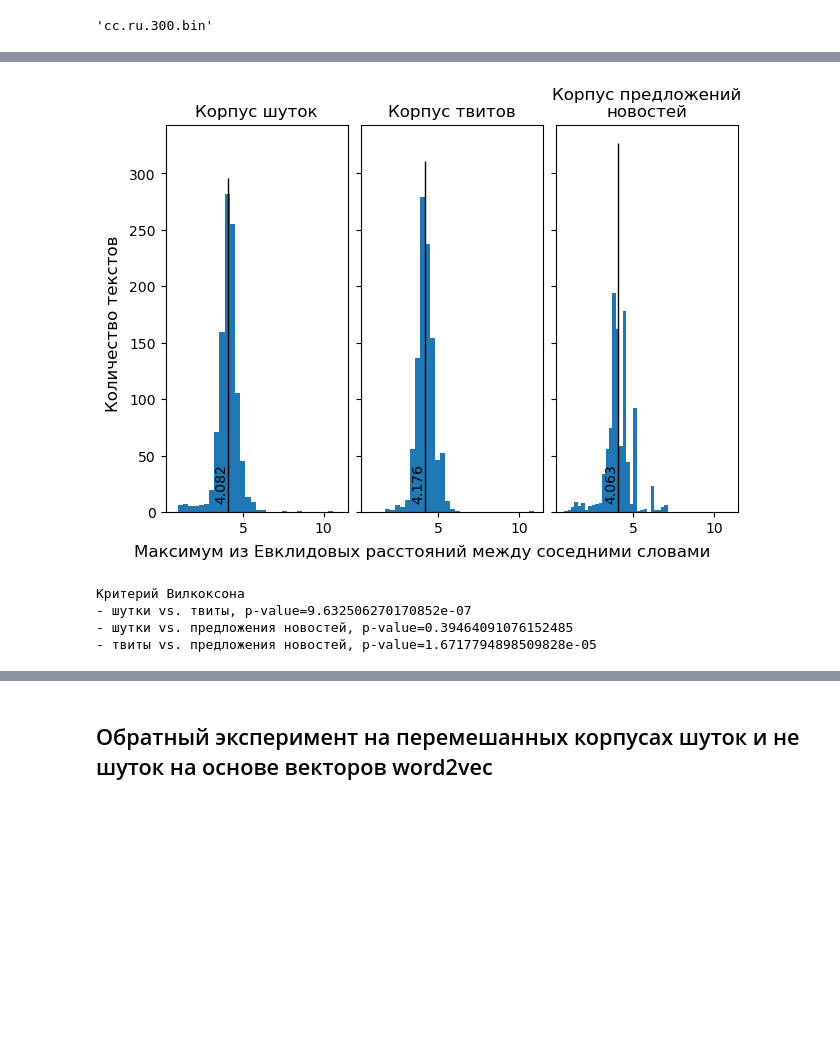
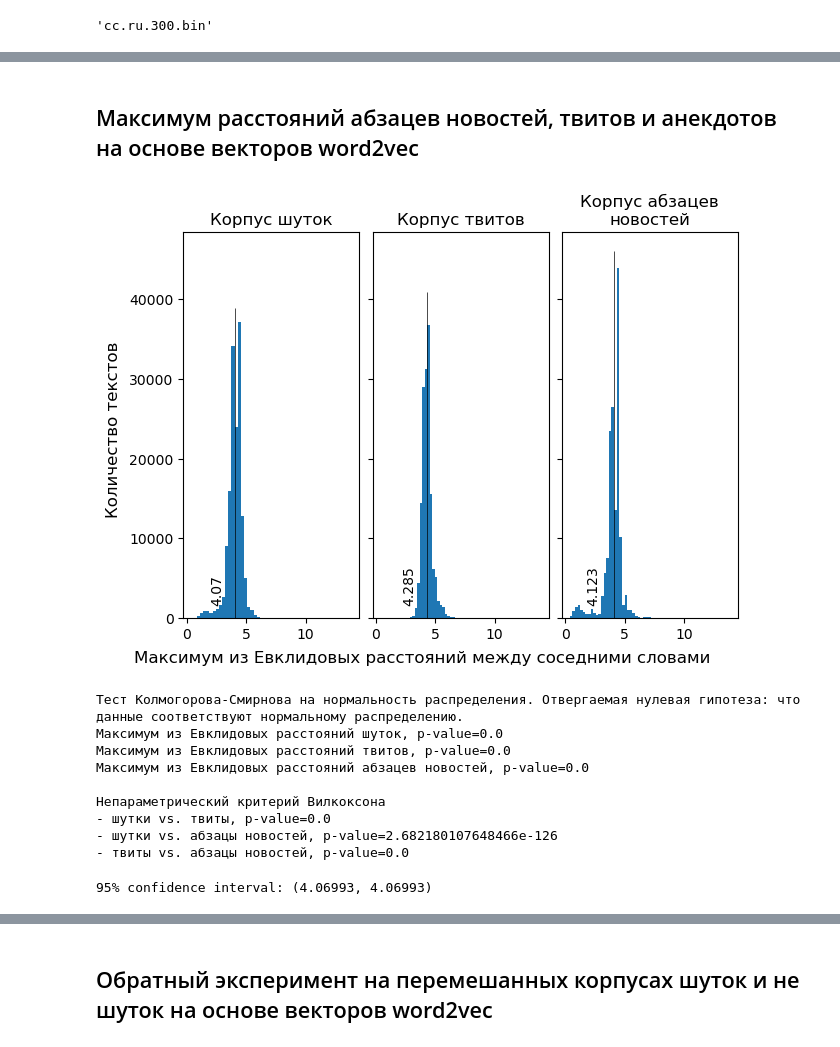
Before and after one commit to tadgeislamins/jokes_apart, a Jupyter notebook: coursework2025.ipynb, the cells around one changed output, grey strips where cells are left out. Saved outputs shown, nothing was run; the diff lists cells and outputs as text; code cells hidden in the pictures; blank space fills up the shorter version.

```diff
--- a/coursework2025.ipynb
+++ b/coursework2025.ipynb
@@ -1009,0 +1329,4 @@ model = fasttext.load_model('cc.ru.300.bin')
+# %%
+jokes_slice_df = pd.read_csv('jokes_statistics.csv')
+tweets_slice_df = pd.read_csv('tweets_statistics.csv')
+news_sents_slice_df = pd.read_csv('news_paragraphs_statistics.csv')
@@ -1035,13 +1343 @@ def text_distances_max(text):
-# %%
-tweets_slice_df = pd.read_csv('tweets_slice_df.csv')
-tweets_slice_df["variation"] = tweets_slice_df["preprocessed"].apply(text_distances_variation)
-tweets_slice_df["max_dist"] = tweets_slice_df["preprocessed"].apply(text_distances_max)
-
-jokes_slice_df = pd.read_csv('jokes_slice_df.csv')
-jokes_slice_df["variation"] = jokes_slice_df["preprocessed"].apply(text_distances_variation)
-jokes_slice_df["max_dist"] = jokes_slice_df["preprocessed"].apply(text_distances_max)
-
-news_sents_slice_df = pd.read_csv('news_sents_slice_df.csv')
-news_sents_slice_df["variation"] = news_sents_slice_df["preprocessed"].apply(text_distances_variation)
-news_sents_slice_df["max_dist"] = news_sents_slice_df["preprocessed"].apply(text_distances_max)
 # %%
@@ -1095,48 +1435,66 @@ print(f"- твиты vs. предложения новостей, p-value={wilco
+# %% [markdown]
+## Максимум расстояний абзацев новостей, твитов и анекдотов на основе векторов word2vec
 # %%
-# Максимум. По 1001 текстов
+# Максимум
 
 fig, (ax1, ax2, ax3) = plt.subplots(1, 3, sharex='all', sharey='all', constrained_layout=True)
 
-ax1.hist(jokes_slice_df['max_dist'], bins=30)
+ax1.hist(jokes_slice_df['max_dist'], bins=50)
 ymin, ymax = ax1.get_ylim()
 jokes_max_dist_median = jokes_slice_df['max_dist'].median()
-ax1.vlines(x = jokes_max_dist_median, ymin=ymin, ymax=ymax, color='black', lw=1)
-ax1.text(3.2, 10, str(round(jokes_max_dist_median, 3)), color='black', rotation=90)
+ax1.vlines(x = jokes_max_dist_median, ymin=ymin, ymax=ymax, color='black', lw=0.5)
+ax1.text(2.0, 2000, str(round(jokes_max_dist_median, 3)), color='black', rotation=90)
 ax1.set_title('Корпус шуток')
 
-ax2.hist(tweets_slice_df['max_dist'], bins=30)
+ax2.hist(tweets_slice_df['max_dist'], bins=50)
 ymin, ymax = ax2.get_ylim()
 tweets_max_dist_median = tweets_slice_df['max_dist'].median()
-ax2.vlines(x = tweets_max_dist_median, ymin=ymin, ymax=ymax, color='black', lw=1)
-ax2.text(3.3, 10, str(round(tweets_max_dist_median, 3)), color='black', rotation=90)
+ax2.vlines(x = tweets_max_dist_median, ymin=ymin, ymax=ymax, color='black', lw=0.5)
+ax2.text(2.2, 2000, str(round(tweets_max_dist_median, 3)), color='black', rotation=90)
 ax2.set_title('Корпус твитов')
 
-ax3.hist(news_sents_slice_df['max_dist'], bins=30)
+ax3.hist(news_sents_slice_df['max_dist'], bins=50)
 ymin, ymax = ax3.get_ylim()
 news_sents_max_dist_median = news_sents_slice_df['max_dist'].median()
-ax3.vlines(x = news_sents_max_dist_median, ymin=ymin, ymax=ymax, color='black', lw=1)
-ax3.text(3.2, 10, str(round(news_sents_max_dist_median, 3)), color='black', rotation=90)
-ax3.set_title('Корпус предложений\nновостей')
+ax3.vlines(x = news_sents_max_dist_median, ymin=ymin, ymax=ymax, color='black', lw=0.5)
+ax3.text(1.8, 2000, str(round(news_sents_max_dist_median, 3)), color='black', rotation=90)
+ax3.set_title('Корпус абзацев\nновостей')
 
 fig.supxlabel('Максимум из Евклидовых расстояний между соседними словами')
 fig.supylabel('Количество текстов')
 
 plt.show()
 # %% [output]
-[figure, old version]
+[figure, new version]
 # %%
-# Максимум. По 1001 текстов
+# Максимум
 
-jokes_max_dist = jokes_slice_df.max_dist.values[:-2]
-tweets_max_dist = tweets_slice_df.max_dist.values[:-2]
+jokes_max_dist = jokes_slice_df.max_dist.values
+tweets_max_dist = tweets_slice_df.max_dist.values
 news_sents_max_dist = news_sents_slice_df.max_dist.values
-news_sents_max_dist = news_sents_max_dist[~np.isnan(news_sents_max_dist)]
-print("Критерий Вилкоксона")
+
+print("Тест Колмогорова-Смирнова на нормальность распределения. Отвергаемая нулевая гипотеза: что данные соответствуют нормальному распределению.")
+print(f"Максимум из Евклидовых расстояний шуток, p-value={stats.kstest(jokes_max_dist, 'norm')[1]}")
+print(f"Максимум из Евклидовых расстояний твитов, p-value={stats.kstest(tweets_max_dist, 'norm')[1]}")
+print(f"Максимум из Евклидовых расстояний абзацев новостей, p-value={stats.kstest(news_sents_max_dist, 'norm')[1]}")
+
+print("\nНепараметрический критерий Вилкоксона")
 print(f"- шутки vs. твиты, p-value={wilcoxon(jokes_max_dist, tweets_max_dist)[1]}")
-print(f"- шутки vs. предложения новостей, p-value={wilcoxon(jokes_max_dist, news_sents_max_dist)[1]}")
-print(f"- твиты vs. предложения новостей, p-value={wilcoxon(tweets_max_dist, news_sents_max_dist)[1]}")
+print(f"- шутки vs. абзацы новостей, p-value={wilcoxon(jokes_max_dist, news_sents_max_dist)[1]}")
+print(f"- твиты vs. абзацы новостей, p-value={wilcoxon(tweets_max_dist, news_sents_max_dist)[1]}")
 # %% [output]
-Критерий Вилкоксона
-- шутки vs. твиты, p-value=9.632506270170852e-07
-- шутки vs. предложения новостей, p-value=0.39464091076152485
-- твиты vs. предложения новостей, p-value=1.6717794898509828e-05
+Тест Колмогорова-Смирнова на нормальность распределения. Отвергаемая нулевая гипотеза: что данные соответствуют нормальному распределению.
+Максимум из Евклидовых расстояний шуток, p-value=0.0
+Максимум из Евклидовых расстояний твитов, p-value=0.0
+Максимум из Евклидовых расстояний абзацев новостей, p-value=0.0
+
+Непараметрический критерий Вилкоксона
+- шутки vs. твиты, p-value=0.0
+- шутки vs. абзацы новостей, p-value=2.682180107648466e-126
+- твиты vs. абзацы новостей, p-value=0.0
+# %%
+jokes_bootstrap_max_dist_mean = bootstrap(jokes_max_dist, stat_function=np.median)
+confint_lower, confint_upper = np.percentile(jokes_bootstrap_max_dist_mean, [2.5, 97.5])
+print(f"95% confidence interval: ({confint_lower:.5f}, {confint_upper:.5f})")
+# %% [output]
+95% confidence interval: (4.06993, 4.06993)
```
Also changed, not shown: parts of 91 cells of this notebook.
